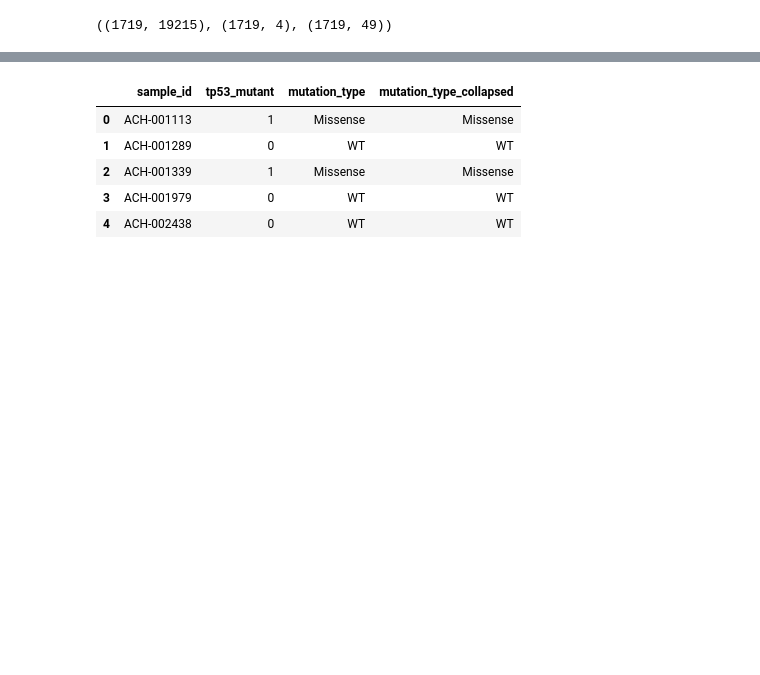
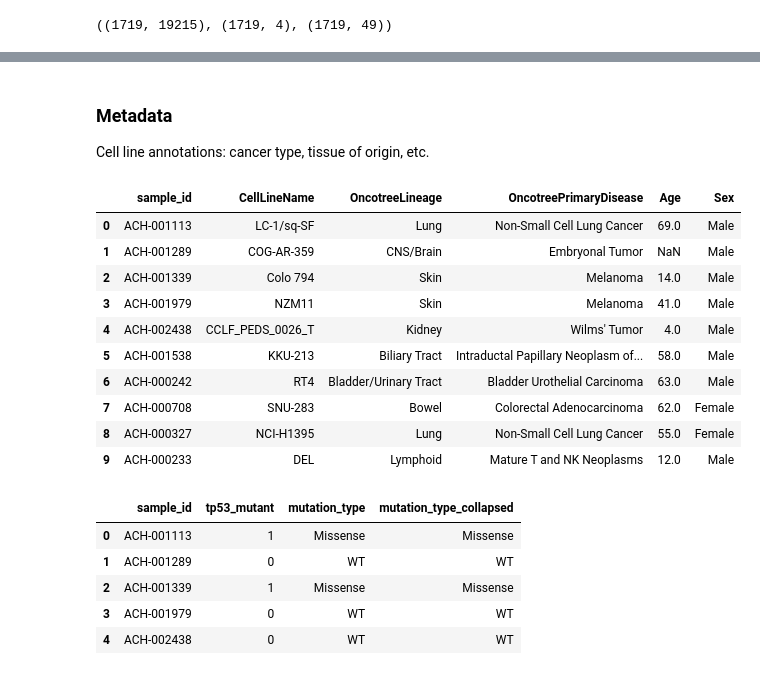
Before and after one commit to VlaadiAangelov/TP53-MUTATIONS, a Jupyter notebook: notebooks/01_data_and_eda.ipynb, the cells around one changed output, grey strips where cells are left out. Drawn from its saved outputs; the diff is of its cells as text; code cells hidden in the pictures; blank space fills up the shorter version.

```diff
--- a/notebooks/01_data_and_eda.ipynb
+++ b/notebooks/01_data_and_eda.ipynb
@@ -26,3 +70,21 @@ X.shape, labels.shape, metadata.shape
+# %% [markdown]
+### Metadata
+Cell line annotations: cancer type, tissue of origin, etc.
+# %%
+key_cols = ["sample_id", "CellLineName", "OncotreeLineage", "OncotreePrimaryDisease", "Age", "Sex"]
+metadata[[c for c in key_cols if c in metadata.columns]].head(10)
+# %% [output]
+|  | sample_id | CellLineName | OncotreeLineage | OncotreePrimaryDisease | Age | Sex |
+| 0 | ACH-001113 | LC-1/sq-SF | Lung | Non-Small Cell Lung Cancer | 69.0 | Male |
+| 1 | ACH-001289 | COG-AR-359 | CNS/Brain | Embryonal Tumor | NaN | Male |
+| 2 | ACH-001339 | Colo 794 | Skin | Melanoma | 14.0 | Male |
+| 3 | ACH-001979 | NZM11 | Skin | Melanoma | 41.0 | Male |
+| 4 | ACH-002438 | CCLF_PEDS_0026_T | Kidney | Wilms' Tumor | 4.0 | Male |
+| 5 | ACH-001538 | KKU-213 | Biliary Tract | Intraductal Papillary Neoplasm of... | 58.0 | Male |
+| 6 | ACH-000242 | RT4 | Bladder/Urinary Tract | Bladder Urothelial Carcinoma | 63.0 | Male |
+| 7 | ACH-000708 | SNU-283 | Bowel | Colorectal Adenocarcinoma | 62.0 | Female |
+| 8 | ACH-000327 | NCI-H1395 | Lung | Non-Small Cell Lung Cancer | 55.0 | Female |
+| 9 | ACH-000233 | DEL | Lymphoid | Mature T and NK Neoplasms | 12.0 | Male |
 # %%
 labels.head()
 # %% [output]
```
Also changed, not shown: parts of 7 cells of this notebook, 17 other files.
